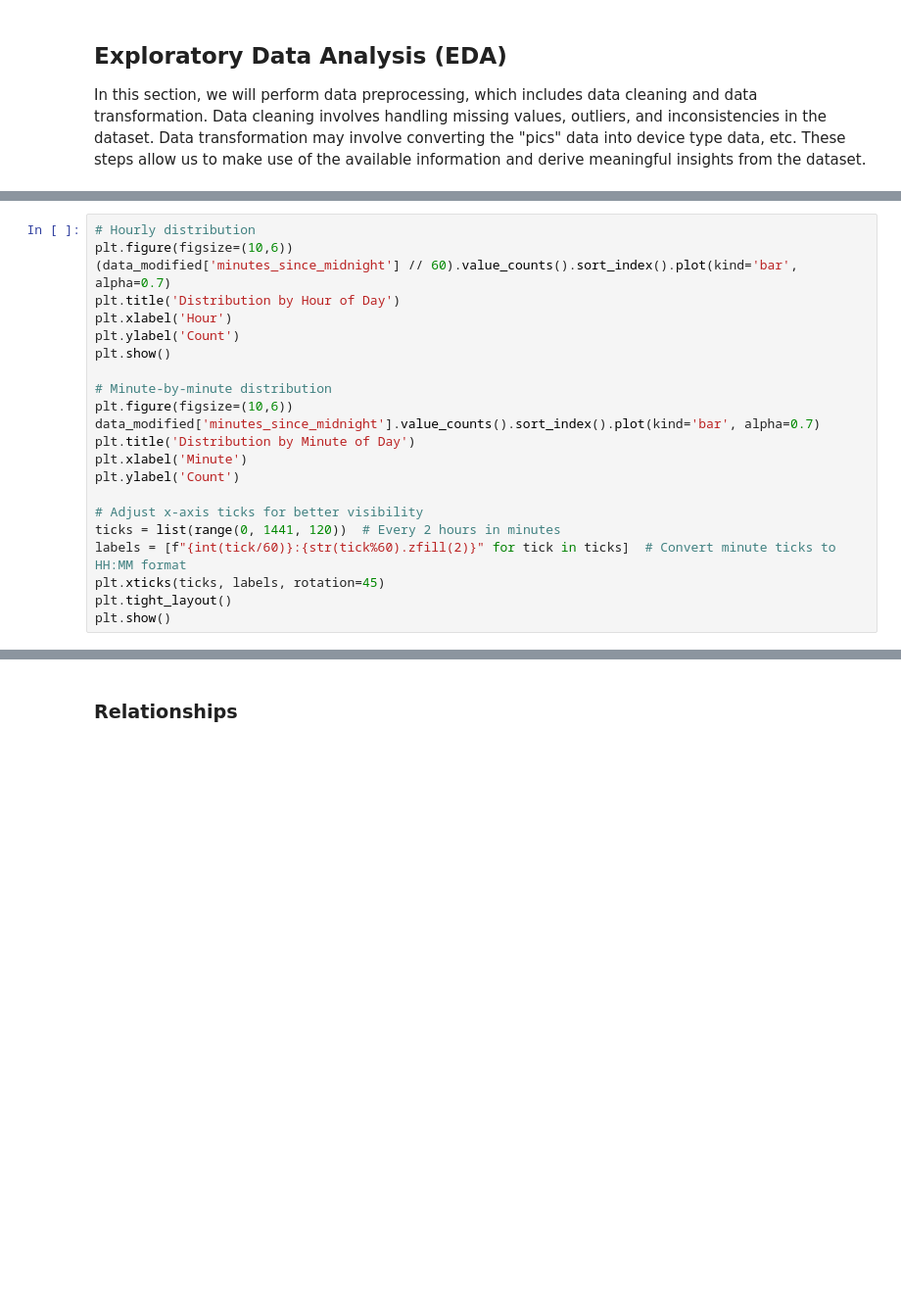
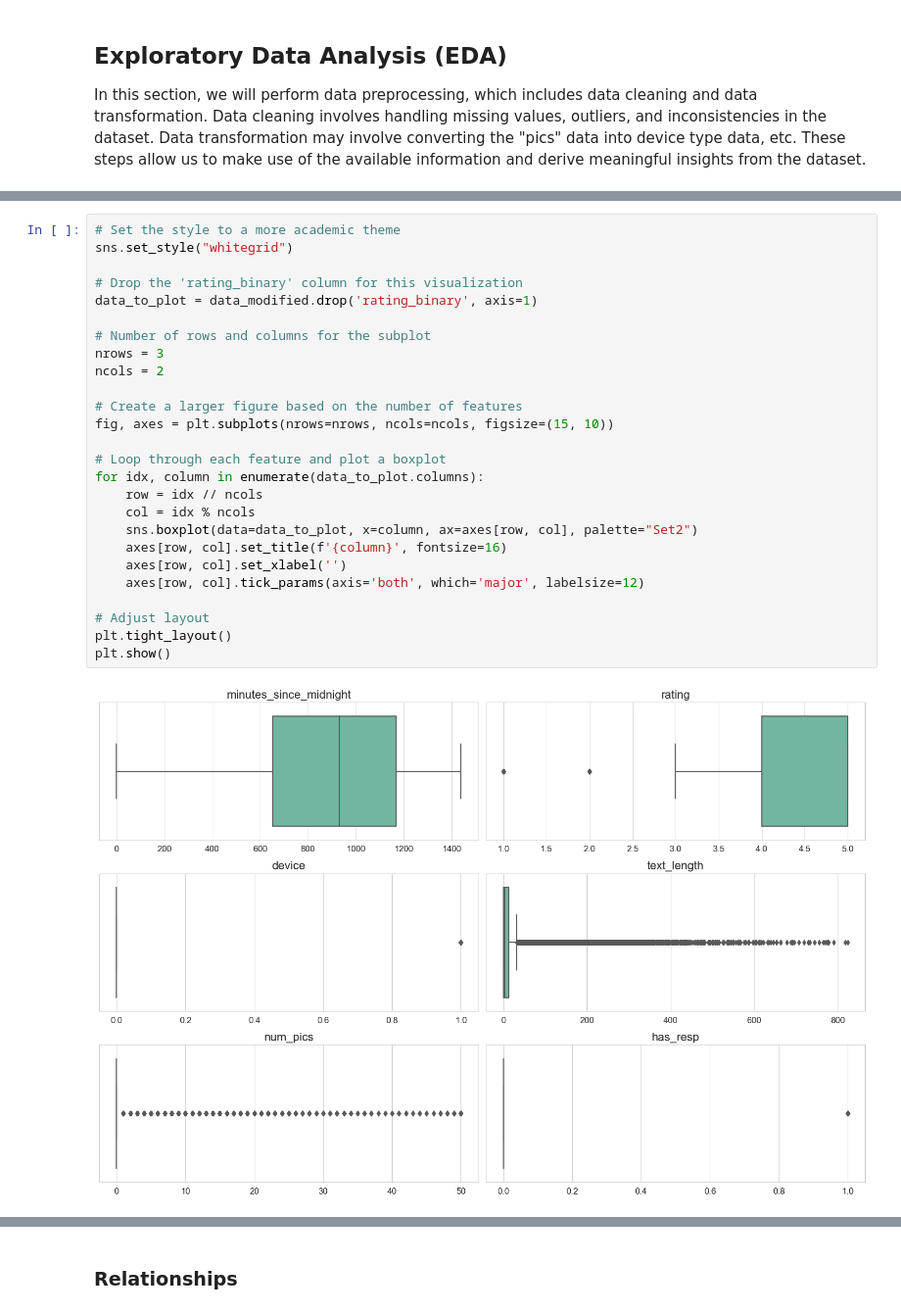
Before and after one commit to SkywingsWang/Masters-Degree-Dissertation, a Jupyter notebook: dissertation.ipynb, the cells around one changed output, grey strips where cells are left out. Shown at 98% size. Saved outputs shown, nothing was run; the diff lists cells and outputs as text; blank space fills up the shorter version.

```diff
--- a/dissertation.ipynb
+++ b/dissertation.ipynb
@@ -86,22 +167,28 @@ data_modified.describe()
-# %%
-# Hourly distribution
-plt.figure(figsize=(10,6))
-(data_modified['minutes_since_midnight'] // 60).value_counts().sort_index().plot(kind='bar', alpha=0.7)
-plt.title('Distribution by Hour of Day')
-plt.xlabel('Hour')
-plt.ylabel('Count')
-plt.show()
-
-# Minute-by-minute distribution
-plt.figure(figsize=(10,6))
-data_modified['minutes_since_midnight'].value_counts().sort_index().plot(kind='bar', alpha=0.7)
-plt.title('Distribution by Minute of Day')
-plt.xlabel('Minute')
-plt.ylabel('Count')
-
-# Adjust x-axis ticks for better visibility
-ticks = list(range(0, 1441, 120))  # Every 2 hours in minutes
-labels = [f"{int(tick/60)}:{str(tick%60).zfill(2)}" for tick in ticks]  # Convert minute ticks to HH:MM format
-plt.xticks(ticks, labels, rotation=45)
-plt.tight_layout()
-plt.show()
+# %%
+# Set the style to a more academic theme
+sns.set_style("whitegrid")
+
+# Drop the 'rating_binary' column for this visualization
+data_to_plot = data_modified.drop('rating_binary', axis=1)
+
+# Number of rows and columns for the subplot
+nrows = 3
+ncols = 2
+
+# Create a larger figure based on the number of features
+fig, axes = plt.subplots(nrows=nrows, ncols=ncols, figsize=(15, 10))
+
+# Loop through each feature and plot a boxplot
+for idx, column in enumerate(data_to_plot.columns):
+    row = idx // ncols
+    col = idx % ncols
+    sns.boxplot(data=data_to_plot, x=column, ax=axes[row, col], palette="Set2")
+    axes[row, col].set_title(f'{column}', fontsize=16)
+    axes[row, col].set_xlabel('')
+    axes[row, col].tick_params(axis='both', which='major', labelsize=12)
+
+# Adjust layout
+plt.tight_layout()
+plt.show()
+# %% [output]
+[figure, added]
```
Also changed, not shown: parts of 43 cells of this notebook.
